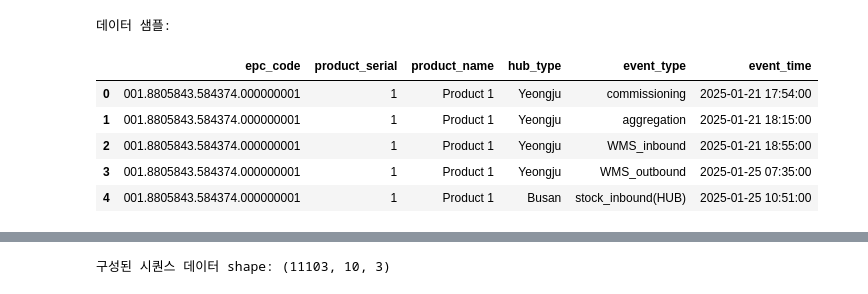
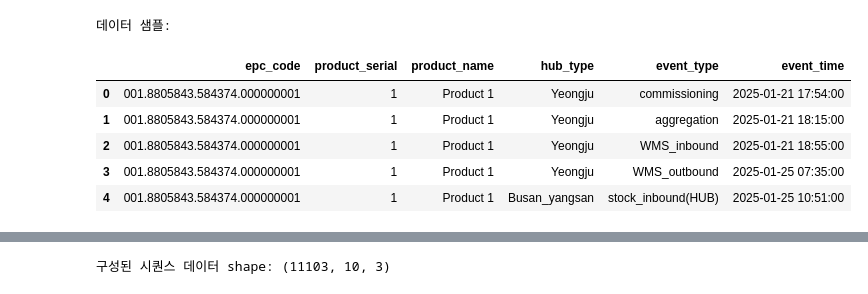
Before and after one commit to lenoau/AI_Project, a Jupyter notebook: Deep_Learning/LSTM.ipynb, the cells around one changed output, grey strips where cells are left out. Drawn from its saved outputs; the diff is of its cells as text; code cells hidden in the pictures.

```diff
--- a/Deep_Learning/LSTM.ipynb
+++ b/Deep_Learning/LSTM.ipynb
@@ -11,23 +11,23 @@ import matplotlib.pyplot as plt
 import pickle
 # %%
 # 1. 데이터 불러오기 및 기본 전처리
-df = pd.read_csv("./Data/Dummy_02.csv")
+df = pd.read_csv("./Data/데이터.csv")
 
 # event_time 컬럼을 datetime 형식으로 변환
 df['event_time'] = pd.to_datetime(df['event_time'])
 
 # epc_code, product_serial, event_time 순으로 정렬 (각 제품별 이벤트 순서를 보장)
 df = df.sort_values(by=['epc_code', 'product_serial', 'event_time'])
 print("데이터 샘플:")
-display(df.head())
+display(df.head(10))
 # %% [output]
 데이터 샘플:
 |  | epc_code | product_serial | product_name | hub_type | event_type | event_time |
 | 0 | 001.8805843.584374.000000001 | 1 | Product 1 | Yeongju | commissioning | 2025-01-21 17:54:00 |
 | 1 | 001.8805843.584374.000000001 | 1 | Product 1 | Yeongju | aggregation | 2025-01-21 18:15:00 |
 | 2 | 001.8805843.584374.000000001 | 1 | Product 1 | Yeongju | WMS_inbound | 2025-01-21 18:55:00 |
 | 3 | 001.8805843.584374.000000001 | 1 | Product 1 | Yeongju | WMS_outbound | 2025-01-25 07:35:00 |
-| 4 | 001.8805843.584374.000000001 | 1 | Product 1 | Busan | stock_inbound(HUB) | 2025-01-25 10:51:00 |
+| 4 | 001.8805843.584374.000000001 | 1 | Product 1 | Busan_yangsan | stock_inbound(HUB) | 2025-01-25 10:51:00 |
 # %%
 # 2. 시간 정보 처리: 각 제품별 첫 이벤트를 기준으로한 시간 차이(time_delta) 생성
 # (각 이벤트가 첫 이벤트 이후 몇 초 후에 발생했는지를 수치화)
```
Also changed, not shown: parts of 4 cells of this notebook, 16 other files.
